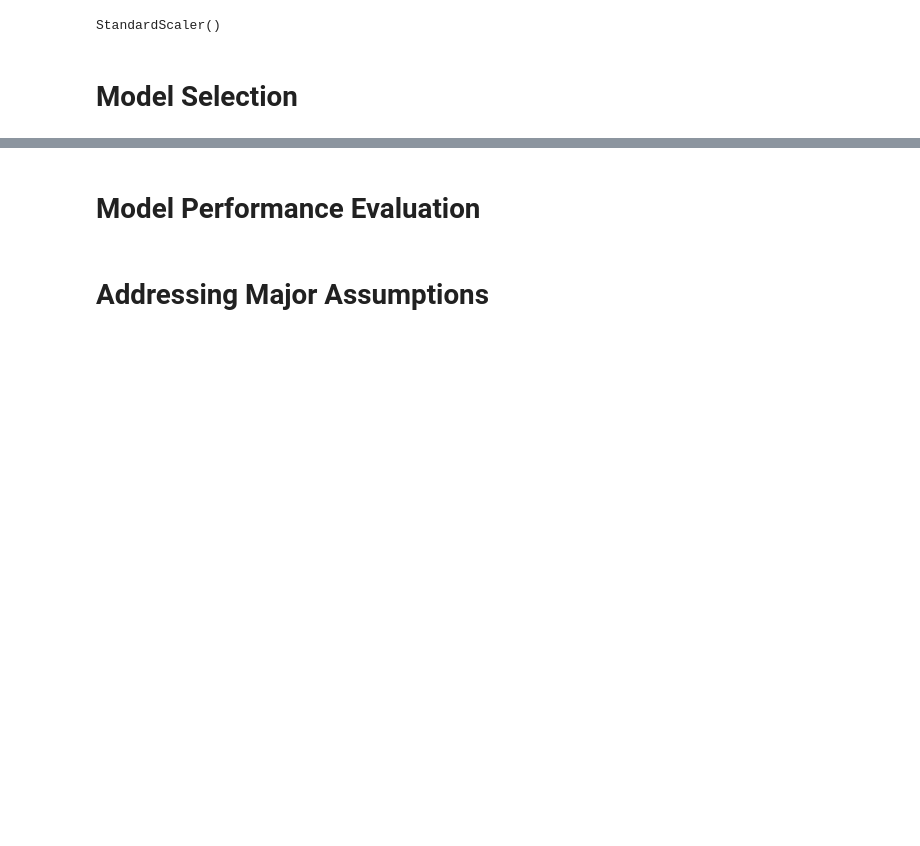
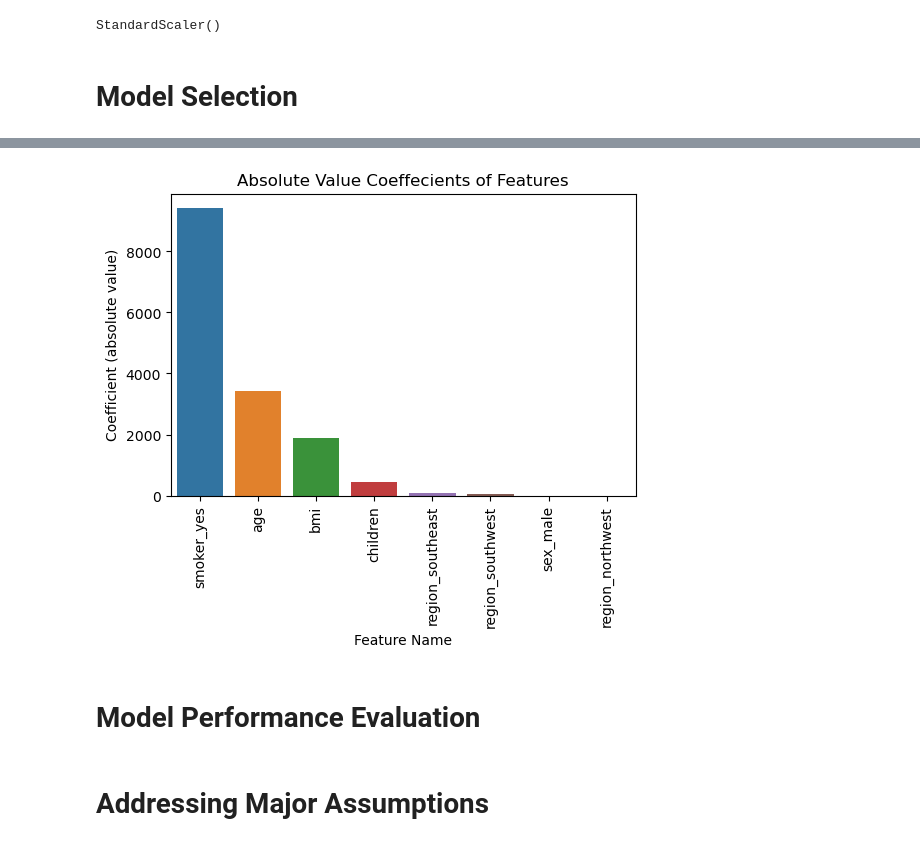
Before and after one commit to AvinashBisram/Machine-Learning, a Jupyter notebook: Linear Regression/Insurance Cost Multiple LinReg.ipynb, the cells around one changed output, grey strips where cells are left out. Drawn from its saved outputs; the diff is of its cells as text; code cells hidden in the pictures; blank space fills up the shorter version.

```diff
--- a/Linear Regression/Insurance Cost Multiple LinReg.ipynb
+++ b/Linear Regression/Insurance Cost Multiple LinReg.ipynb
@@ -601,9 +657,17 @@ abs_coefficients
 # %%
 # Visualizing the absolute value feature coefficients
 
+plt.figure(dpi=100)
+plt.title('Absolute Value Coeffecients of Features')
 sns.barplot(x=abs_coefficients.index, y=abs_coefficients.values)
 plt.xticks(rotation=90)
+plt.xlabel('Feature Name')
+plt.ylabel('Coefficient (absolute value)')
 plt.show()
+
+# We can visually see that patients with a positive smoker status have the highest impact on insurance costs.
+# %% [output]
+[figure, added]
 # %% [markdown]
 # Model Performance Evaluation
 # %%
```
Also changed, not shown: parts of 19 cells of this notebook.
